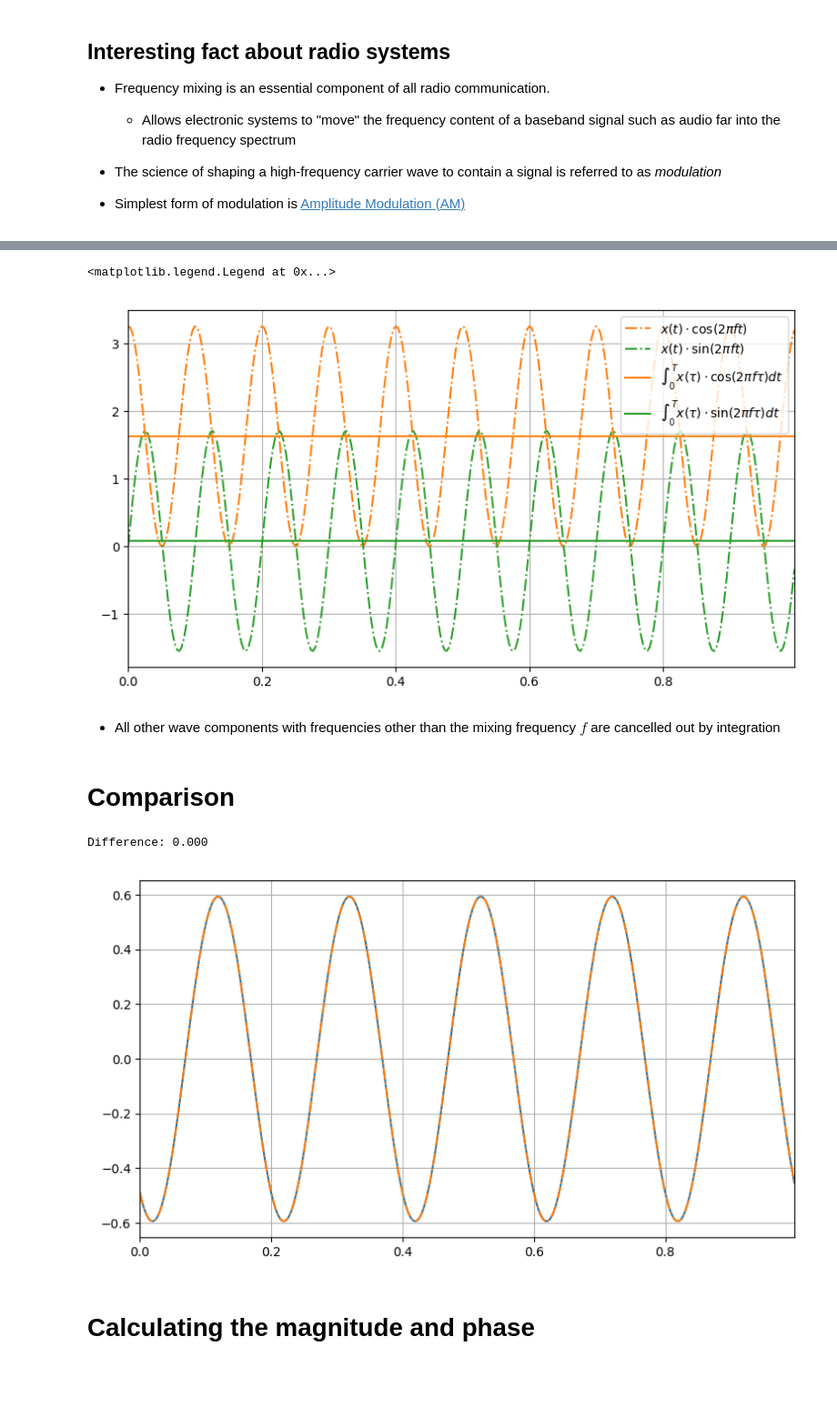
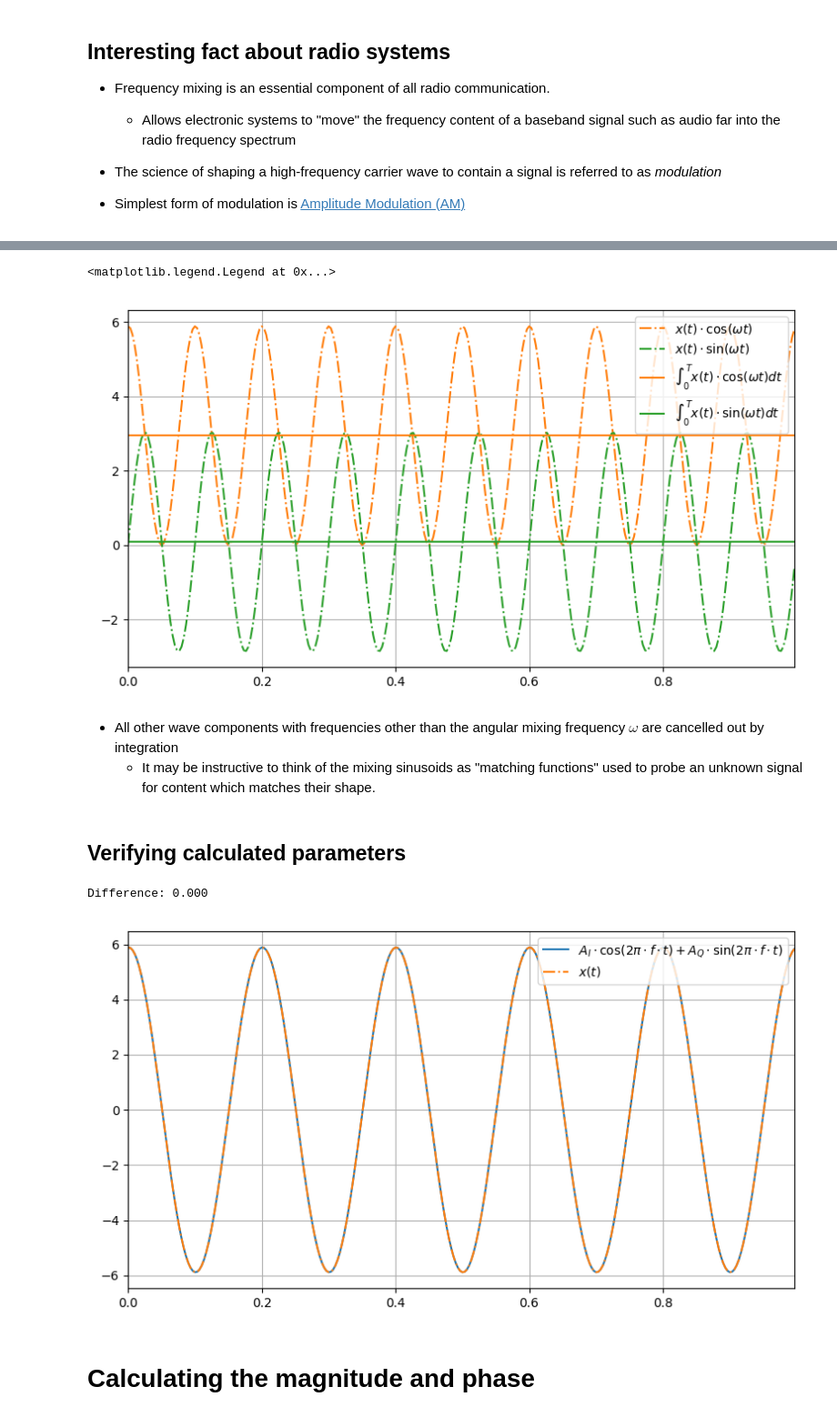
Before and after one commit to kaierih/AIS2201-Lecture_Notes, a Jupyter notebook: continuous_signals/sinusoids.ipynb, the cells around one changed output, grey strips where cells are left out. Shown at 91% size. Drawn from its saved outputs; the diff is of its cells as text; code cells hidden in the pictures; blank space fills up the shorter version.

```diff
--- a/continuous_signals/sinusoids.ipynb
+++ b/continuous_signals/sinusoids.ipynb
@@ -321,6 +323,7 @@ VBox(children=(HBox(children=(FloatSlider(value=1.0, description='$f_1$', layout
 import numpy as np
 
 random_mag, random_phase = np.random.rand(2)*np.array([10, 2*np.pi]) # Randomly generated amplitude and phase for purposes of example
+random_phase -= np.pi
 t = np.linspace(0, 1, 300, endpoint=False)
-f = 5
-x = random_mag*np.cos(2*np.pi*f*t + random_phase)
+omega = 10*np.pi  # Known frequency
+x = random_mag*np.cos(omega*t + random_phase)
@@ -353,32 +390,34 @@ $$\int_0^T a + b\cdot \cos(2\pi \cdot \frac{k}{T} \cdot t) dt  = a \text{,    fo
 # %%
 plt.close(8);plt.figure(8)
 
-x_mixed_cos = x*np.cos(2*np.pi*f*t)
-x_mixed_sin = x*np.sin(2*np.pi*f*t)
-Ax_half = np.mean(x_mixed_cos)
-Ay_half = np.mean(x_mixed_sin)
+x_mixed_cos = x*np.cos(omega*t)
+x_mixed_sin = x*np.sin(omega*t)
 
-plt.plot(t, x*np.cos(2*np.pi*f*t), 'C1-.',label="$x(t)\\cdot \\cos(2\\pi f t)$")
-plt.plot(t, x*np.sin(2*np.pi*f*t), 'C2-.', label="$x(t)\\cdot \\sin(2\\pi f t)$")
-plt.plot([t[0], t[-1]], Ax_half*np.ones(2), 'C1', label="$\\int_0^T x(\\tau)\\cdot \\cos(2\\pi f \\tau)dt$")
-plt.plot([t[0], t[-1]], Ay_half*np.ones(2), 'C2', label="$\\int_0^T x(\\tau)\\cdot \\sin(2\\pi f \\tau)dt$")
+plt.plot(t, x*np.cos(omega*t), 'C1-.',label="$x(t)\\cdot \\cos(\\omega t)$")
+plt.plot(t, x*np.sin(omega*t), 'C2-.', label="$x(t)\\cdot \\sin(\\omega t)$")
+plt.hlines(np.mean(x_mixed_cos), t[0], t[-1], 'C1', label="$\\int_0^T x(t)\\cdot \\cos(\\omega t)dt$")
+plt.hlines(np.mean(x_mixed_sin), t[0], t[-1], 'C2', label="$\\int_0^T x(t)\\cdot \\sin(\\omega t)dt$")
 plt.legend(loc="upper right")
 # %% [output]
 <matplotlib.legend.Legend at 0x...>
-[figure, old version]
+[figure, new version]
 # %% [markdown]
-* All other wave components with frequencies other than the mixing frequency $f$ are cancelled out by integration
+* All other wave components with frequencies other than the angular mixing frequency $\omega$ are cancelled out by integration
+    * It may be instructive to think of the mixing sinusoids as "matching functions" used to probe an unknown signal for content which matches their shape.
 # %% [markdown]
-# Comparison
+## Verifying calculated parameters
 # %%
-x_reconstructed = 2*Ax_half*cos(2*pi*f*t) + 2*Ay_half*sin(2*pi*f*t)
+A_I = np.mean(x_mixed_cos)*2
+A_Q = np.mean(x_mixed_sin)*2
+x_reconstructed = A_I*cos(omega*t) + A_Q*sin(omega*t)
 plt.figure()
-plt.plot(t, x_reconstructed)
-plt.plot(t, x, '-.')
+plt.plot(t, x_reconstructed, label="$A_I\\cdot \\cos(2\\pi \\cdot f \\cdot t) + A_Q\\cdot \\sin(2\\pi \\cdot f \\cdot t)$")
+plt.plot(t, x, '-.', label="$x(t)$")
+plt.legend(loc="upper right")
 print(f"Difference: {sum(abs(x-x_reconstructed)):.3f}")
 # %% [output]
 Difference: 0.000
-[figure, old version]
+[figure, new version]
 # %% [markdown]
 # Calculating the magnitude and phase
 # %% [markdown]
```
Also changed, not shown: parts of 19 cells of this notebook, 15 other files.
